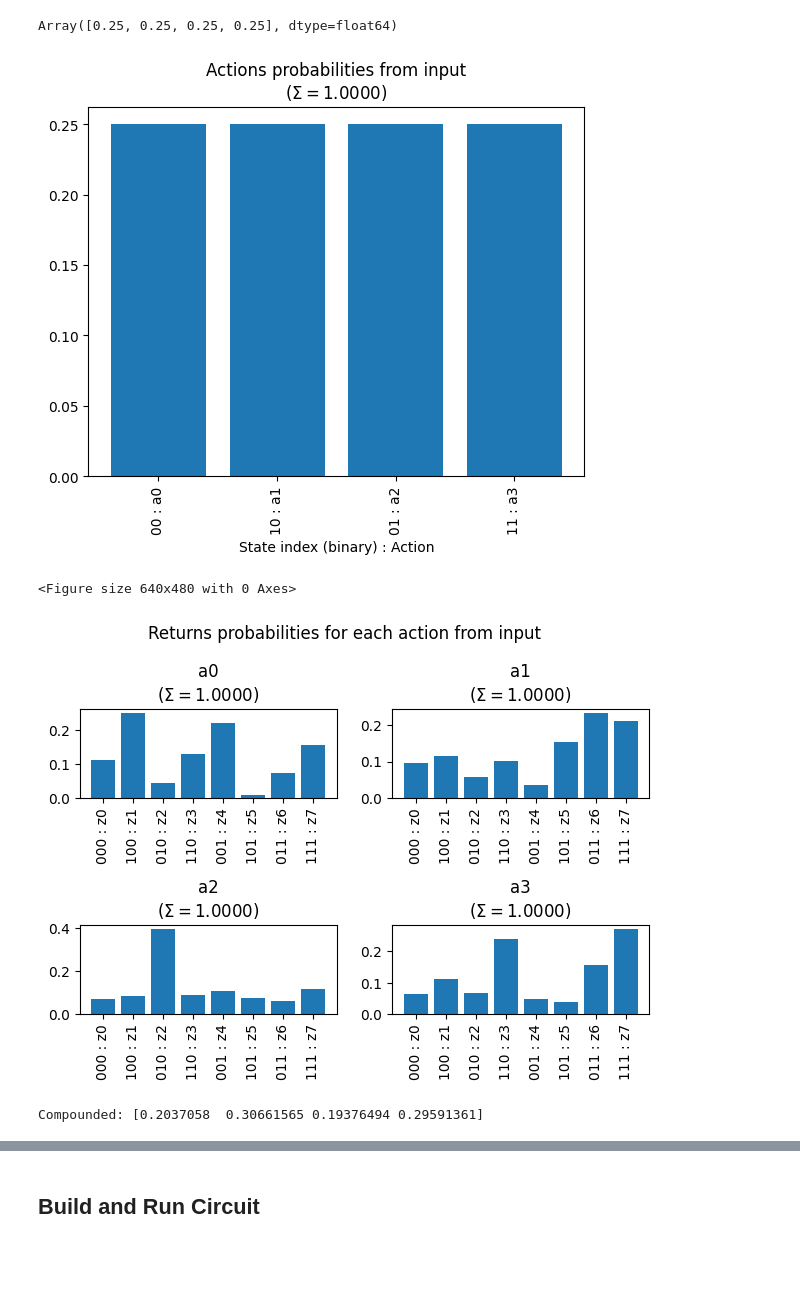
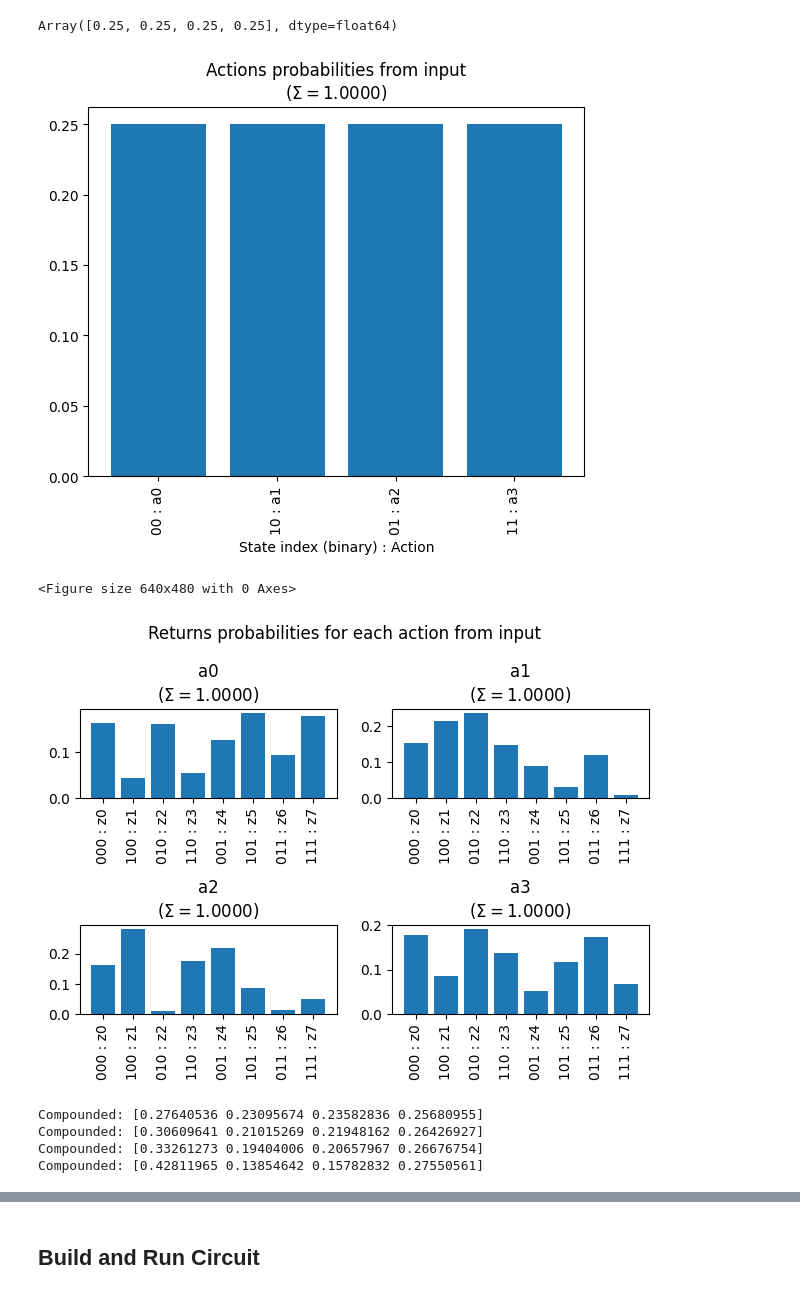
Before and after one commit to news-vt/qnrl, a Jupyter notebook: test-jax.ipynb, the cells around one changed output, grey strips where cells are left out. Saved outputs shown, nothing was run; the diff lists cells and outputs as text; code cells hidden in the pictures; blank space fills up the shorter version.

```diff
--- a/test-jax.ipynb
+++ b/test-jax.ipynb
@@ -259,7 +267,7 @@ key=Array([ 102334819, 2542508304], dtype=uint32)
 # %%
 returns_probs_matrix = jnp.abs(jax.random.normal(key, shape=(n_actions, n_returns)))
 returns_probs_matrix = returns_probs_matrix / jnp.sum(returns_probs_matrix, axis=1, keepdims=True)  # Normalize to make it a probability vector (sums to 1).
-returns_probs_matrix = returns_probs_matrix[::-1] # Reverse.
+# returns_probs_matrix = returns_probs_matrix[::-1] # Reverse.
 # %%
 returns_probs_matrix
 # %% [output]
@@ -397,44 +405,62 @@ plt.xlabel("State index (binary) : Return atom")
 # plt.title(f"Sum of weighted returns using returns atoms values from input\n($\\Sigma = {y.sum():.4f}$)")
 # plt.xlabel("State index (binary) : Return atom")
 
 # plt.figure()
 # d = int(jnp.ceil(jnp.sqrt(n_actions)))
 # fig, axs = plt.subplots(d, d)
 # axs = axs.flatten()
 # for a in range(n_actions):
 #     y = returns_probs_matrix[a] * returns_atoms_values_original_normalized
 #     axs[a].bar(jnp.arange(n_returns), y)
 #     axs[a].set_xticks(jnp.arange(n_returns))
 #     axs[a].set_xticklabels([f"{i:0{d_returns}b}"[::-1] + f" : z{i}" for i in range(n_returns)], rotation=90)
 #     axs[a].set_title(f"a{a}\n($\\Sigma = {y.sum():.4f}$)")
 # plt.suptitle("Weighted returns using atom values from input")
 # plt.tight_layout()
 # plt.show()
 
 # #########
 
 plt.figure()
 y = (returns_probs_matrix @ returns_atoms_values_original_normalized) # Perform expected value once.
 y /= y.sum() # Normalize.
 plt.bar(jnp.arange(n_actions), y)
 plt.xticks(jnp.arange(n_actions), [f"{i:0{d_actions}b}"[::-1] + f" : a{i}" for i in range(n_actions)], rotation=90)
 plt.title(f"Weighted actions using returns atoms values input\n($\\Sigma = {y.sum():.4f}$)")
 plt.xlabel("State index (binary) : Action")
 
-plt.figure()
-# N = n_returns
-N = d_returns
-y = (returns_probs_matrix @ returns_atoms_values_original_normalized)**N # Perform expected value, then compound result multiple times
-y /= y.sum() # Normalize.
-plt.bar(jnp.arange(n_actions), y)
-plt.xticks(jnp.arange(n_actions), [f"{i:0{d_actions}b}"[::-1] + f" : a{i}" for i in range(n_actions)], rotation=90)
-plt.title(f"Compounded weighted actions using returns atoms values input\n($N={N}$, $\\Sigma = {y.sum():.4f}$)")
-plt.xlabel("State index (binary) : Action")
-print(f"Compounded: {y}")
+# plt.figure()
+# # N = n_returns
+# # N = d_returns
+# N = 1
+# y = (returns_probs_matrix @ returns_atoms_values_original_normalized)**N # Perform expected value, then compound result multiple times
+# y /= y.sum() # Normalize.
+# plt.bar(jnp.arange(n_actions), y)
+# plt.xticks(jnp.arange(n_actions), [f"{i:0{d_actions}b}"[::-1] + f" : a{i}" for i in range(n_actions)], rotation=90)
+# plt.title(f"Compounded weighted actions using returns atoms values input\n($N={N}$, $\\Sigma = {y.sum():.4f}$)")
+# plt.xlabel("State index (binary) : Action")
+# print(f"Compounded: {y}")
+
+for N, M in [(1,1), (1,2), (d_returns,1), (d_returns,2)]: # (N,M)
+    plt.figure()
+    # N = n_returns
+    # N = d_returns
+    # N = 1
+    # M = 1
+    y = (returns_probs_matrix @ (returns_atoms_values_original_normalized ** M))**N # Perform expected value, then compound result multiple times
+    y /= y.sum() # Normalize.
+    plt.bar(jnp.arange(n_actions), y)
+    plt.xticks(jnp.arange(n_actions), [f"{i:0{d_actions}b}"[::-1] + f" : a{i}" for i in range(n_actions)], rotation=90)
+    plt.title(f"Compounded weighted actions using returns atoms values input\n($N={N}$, $M={M}$, $\\Sigma = {y.sum():.4f}$)")
+    plt.xlabel("State index (binary) : Action")
+    print(f"Compounded: {y}")
 # %% [output]
 [figure]
 <Figure size 640x480 with 0 Axes>
-[figure, old version]
+[figure, new version]
-Compounded: [0.2037058  0.30661565 0.19376494 0.29591361]
+Compounded: [0.27640536 0.23095674 0.23582836 0.25680955]
+Compounded: [0.30609641 0.21015269 0.21948162 0.26426927]
+Compounded: [0.33261273 0.19404006 0.20657967 0.26676754]
+Compounded: [0.42811965 0.13854642 0.15782832 0.27550561]
 [figure]
 [figure]
```
Also changed, not shown: parts of 12 cells of this notebook.
